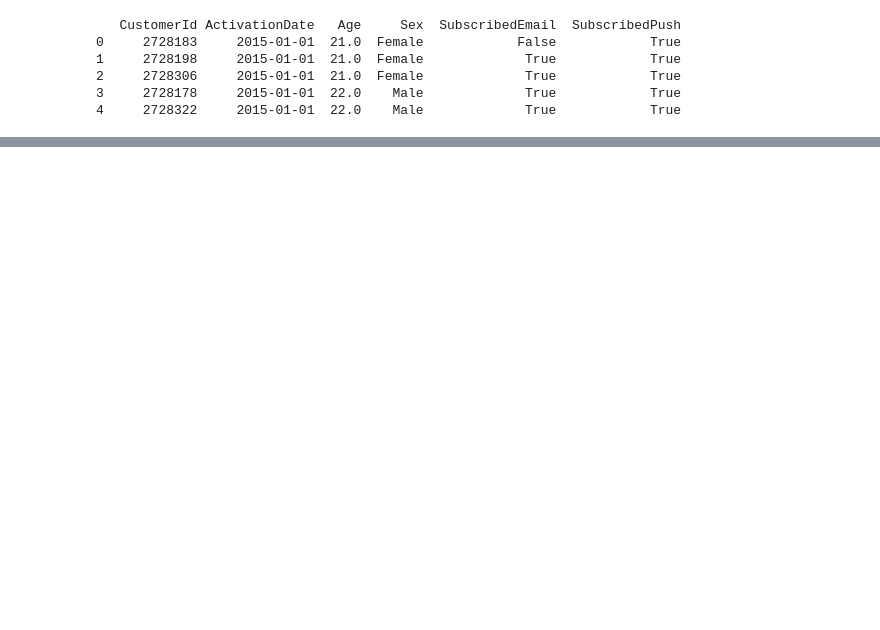
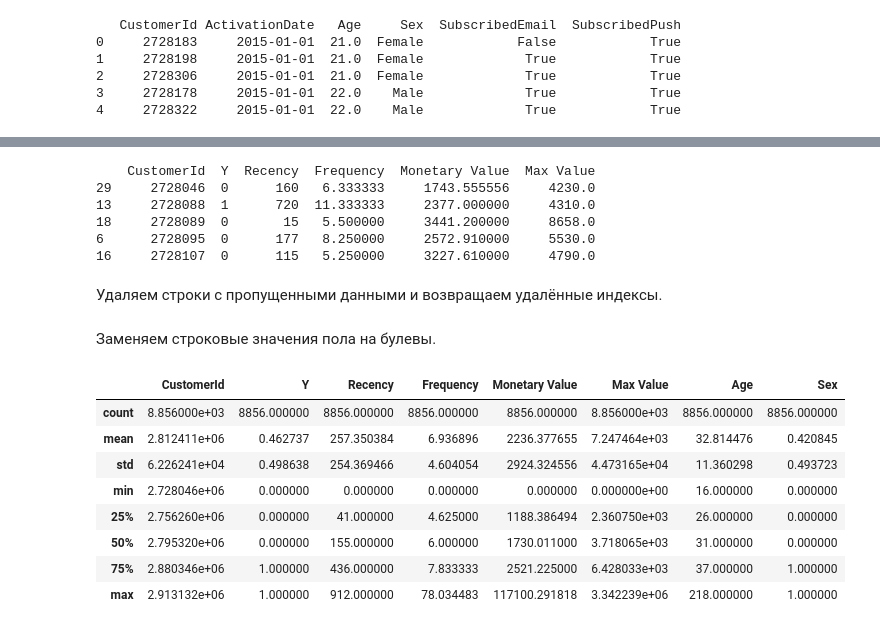
Before and after one commit to Aranteus/Python, a Jupyter notebook: Machine Learning Jupyter Notebook/Lab1.ipynb, the cells around one changed output, grey strips where cells are left out. Drawn from its saved outputs; the diff is of its cells as text; code cells hidden in the pictures; blank space fills up the shorter version.

```diff
--- a/Machine Learning Jupyter Notebook/Lab1.ipynb
+++ b/Machine Learning Jupyter Notebook/Lab1.ipynb
@@ -134,0 +253,10 @@ Name: Restaurant, dtype: int64
+# %%
+data_monetary = data_transact[["CustomerID", "SummAfterPointsUsage", "Quantity", "RKDate", "Restaurant"]]
+data_monetary = data_monetary[data_monetary.RKDate < fix_date]
+data_monetary["Sum"] = data_monetary.SummAfterPointsUsage * data_monetary.Quantity
+data_monetary = data_monetary[["CustomerID", "Sum", "Restaurant", "RKDate"]]
+group_max = data_monetary.groupby(["CustomerID", "Restaurant", "RKDate"])["Sum"].sum().reset_index()
+group_money = group_max.groupby(["CustomerID"])["Sum"].mean().reset_index()
+m_values = group_money.CustomerID.values
+data["Monetary Value"] = [group_money["Sum"][i] if data["Customer"][i] in m_values else 0 for i in range(len(data))]
+data.head()
@@ -134,0 +272,5 @@ Name: Restaurant, dtype: int64
+# %%
+group_max = group_max.groupby(["CustomerID"])["Sum"].max().reset_index()
+max_values = group_max.CustomerID.values
+data["Max Value"] = [group_max["Sum"][i] if data["Customer"][i] in max_values else 0 for i in range(len(data))]
+data.head()
@@ -134,0 +288,31 @@ Name: Restaurant, dtype: int64
+# %%
+data.rename(columns={'Customer':'CustomerId'}, inplace=True)
+print(data.head())
+full_data = pd.merge(data, data_person, how="inner", on="CustomerId")
+# %% [output]
+    CustomerId  Y  Recency  Frequency  Monetary Value  Max Value
+29     2728046  0      160   6.333333     1743.555556     4230.0
+13     2728088  1      720  11.333333     2377.000000     4310.0
+18     2728089  0       15   5.500000     3441.200000     8658.0
+6      2728095  0      177   8.250000     2572.910000     5530.0
+16     2728107  0      115   5.250000     3227.610000     4790.0
+# %% [markdown]
+Удаляем строки с пропущенными данными и возвращаем удалённые индексы.
+# %%
+full_data = full_data.dropna()
+full_data = full_data.reset_index(drop=True)
+# %% [markdown]
+Заменяем строковые значения пола на булевы.
+# %%
+full_data = full_data.replace({'Sex': {'Male': 1,'Female': 0}})
+full_data.describe()
+# %% [output]
+|  | CustomerId | Y | Recency | Frequency | Monetary Value | Max Value | Age | Sex |
+| count | 8.856000e+03 | 8856.000000 | 8856.000000 | 8856.000000 | 8856.000000 | 8.856000e+03 | 8856.000000 | 8856.000000 |
+| mean | 2.812411e+06 | 0.462737 | 257.350384 | 6.936896 | 2236.377655 | 7.247464e+03 | 32.814476 | 0.420845 |
+| std | 6.226241e+04 | 0.498638 | 254.369466 | 4.604054 | 2924.324556 | 4.473165e+04 | 11.360298 | 0.493723 |
+| min | 2.728046e+06 | 0.000000 | 0.000000 | 0.000000 | 0.000000 | 0.000000e+00 | 16.000000 | 0.000000 |
+| 25% | 2.756260e+06 | 0.000000 | 41.000000 | 4.625000 | 1188.386494 | 2.360750e+03 | 26.000000 | 0.000000 |
+| 50% | 2.795320e+06 | 0.000000 | 155.000000 | 6.000000 | 1730.011000 | 3.718065e+03 | 31.000000 | 0.000000 |
+| 75% | 2.880346e+06 | 1.000000 | 436.000000 | 7.833333 | 2521.225000 | 6.428033e+03 | 37.000000 | 1.000000 |
+| max | 2.913132e+06 | 1.000000 | 912.000000 | 78.034483 | 117100.291818 | 3.342239e+06 | 218.000000 | 1.000000 |
```
Also changed, not shown: parts of 48 cells of this notebook.
